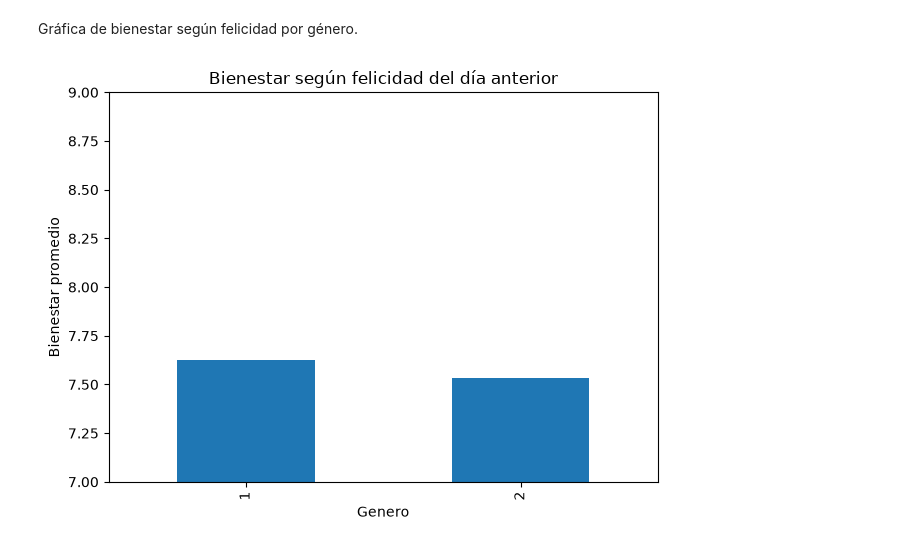
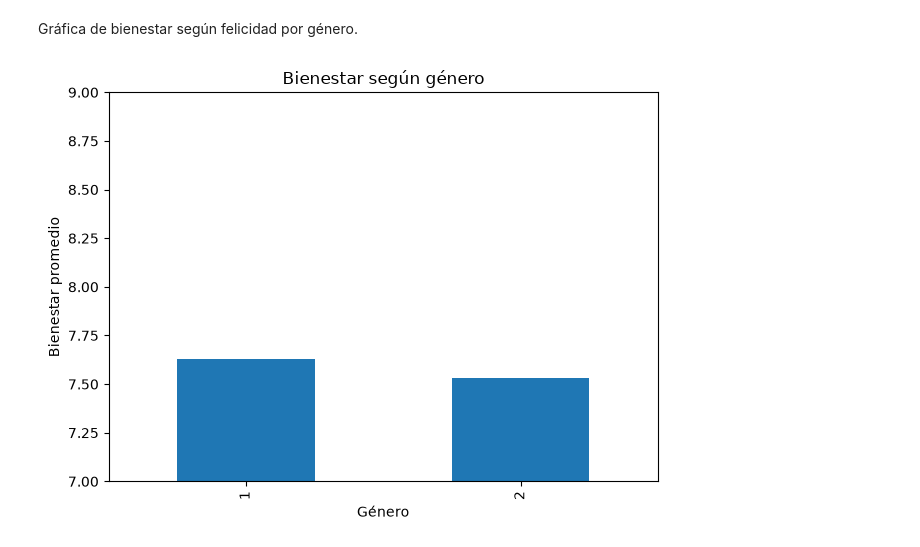
Before and after one commit to Sebast68h/PROYECTO-1-DATA, a Jupyter notebook: notebooks/Proyecto1.ipynb, the cells around one changed output. Cells and saved outputs as stored; diff of their text form; code cells hidden in the pictures.

```diff
--- a/notebooks/Proyecto1.ipynb
+++ b/notebooks/Proyecto1.ipynb
@@ -475,9 +475,9 @@ guardar_img("bienestar_vs_edad.png")
 # %% [markdown]
 Gráfica de bienestar según felicidad por género.
 # %%
-usable.groupby("P6020")["bienestar"].mean().plot(kind="bar", title="Bienestar según felicidad del día anterior", xlabel="Genero", ylim=(7, 9))
-plt.xlabel("Genero")
+usable.groupby("P6020")["bienestar"].mean().plot(kind="bar", title="Bienestar según género", xlabel="énero", ylim=(7, 9))
+plt.xlabel("Género")
 plt.ylabel("Bienestar promedio")
 guardar_img("bienestar_vs_genero.png")
 # %% [output]
-[figure, old version]
+[figure, new version]
```
Also changed, not shown: 1 other file.
